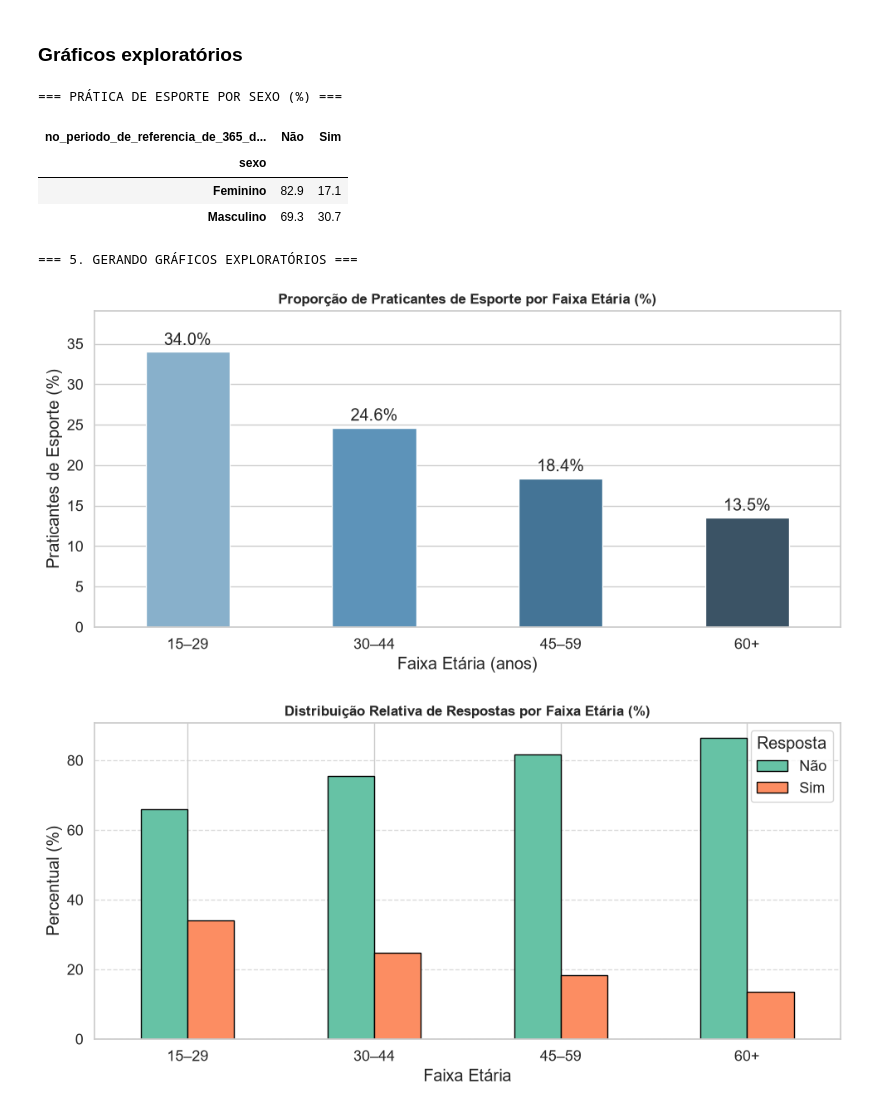
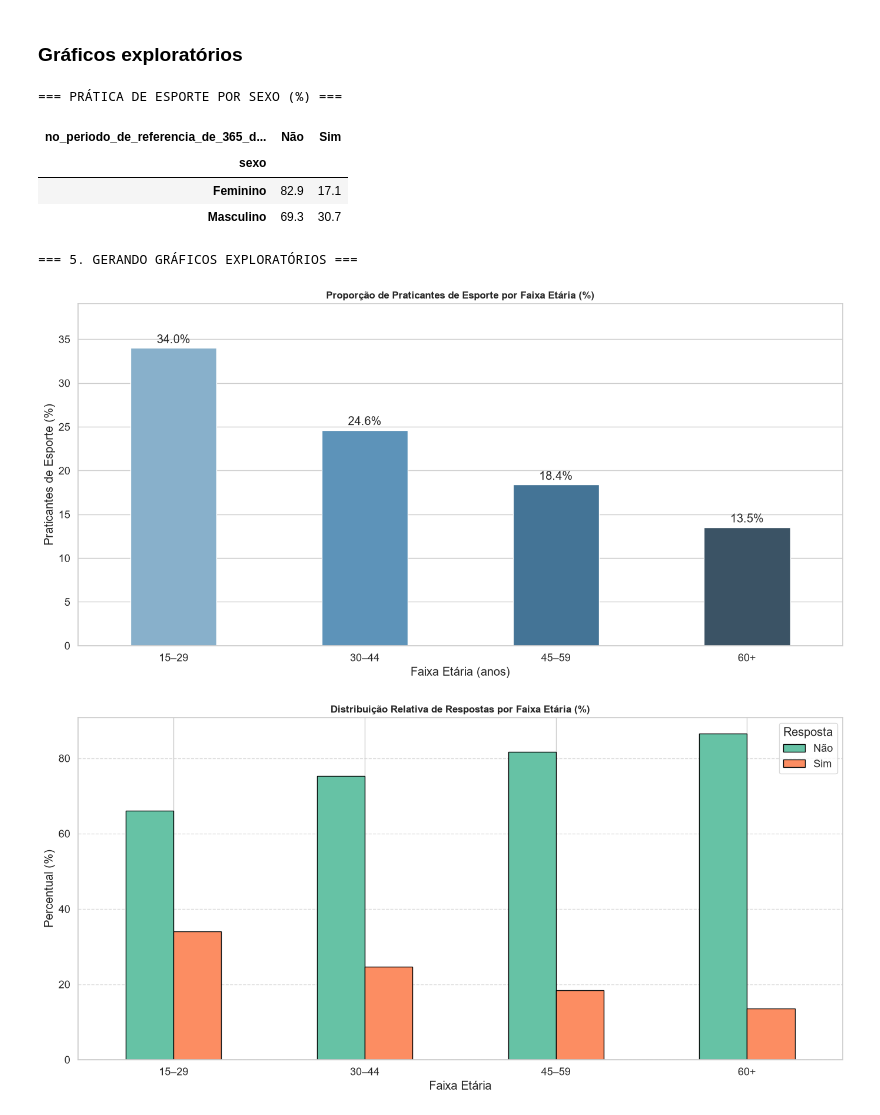
Before and after one commit to victoriaflb/bootcamp-amazing-data-intelligence, a Jupyter notebook: notebooks/analise_exploratoria.ipynb, the cells around one changed output. Saved outputs shown, nothing was run; the diff lists cells and outputs as text; code cells hidden in the pictures.

Commit message:
feat: figsize - plus

```diff
--- a/notebooks/analise_exploratoria.ipynb
+++ b/notebooks/analise_exploratoria.ipynb
@@ -630,7 +630,7 @@ CANDIDATOS_IDADE = ["idade_do_morador_na_data_de_referencia", "idade"]
 IDADE_MIN, IDADE_MAX = 15, 100  # suplemento de esporte da PNAD 2015: 15 anos ou mais
 LIMITES = [15, 30, 45, 60, 101]
 ROTULOS = ["15–29", "30–44", "45–59", "60+"]
-FIGSIZE = (10, 5)
+FIGSIZE = (14, 7)
 
 
 # ---------------------------------------------------------------
@@ -742,32 +742,32 @@ def grafico_volume_por_regiao(base, col_esporte):
 # ---------------------------------------------------------------
 # EXECUÇÃO
 # ---------------------------------------------------------------
 col_esporte = achar_coluna(df, CANDIDATOS_ESPORTE)
 col_idade = achar_coluna(df, CANDIDATOS_IDADE)
 
 if not col_esporte:
     print("⚠️ Coluna de prática de esporte não encontrada.")
 else:
     mostrar_crosstab(df, "sexo", col_esporte, "PRÁTICA DE ESPORTE POR SEXO")
     mostrar_crosstab(df, "regiao", col_esporte, "PRÁTICA DE ESPORTE POR REGIÃO")
 
 if col_idade and col_esporte:
     print("\n=== 5. GERANDO GRÁFICOS EXPLORATÓRIOS ===")
     df_plot = preparar_base(df, col_idade, col_esporte)
 
     grafico_taxa_por_faixa(df_plot)
     grafico_distribuicao_respostas(df_plot, col_esporte)
 
     if "regiao" in df_plot.columns:
         grafico_volume_por_regiao(df_plot, col_esporte)
 else:
     print("⚠️ Coluna de idade ou de esporte não encontrada.")
 # %% [output]
 === PRÁTICA DE ESPORTE POR SEXO (%) ===
 | no_periodo_de_referencia_de_365_d... | Não | Sim |
 | sexo |  |  |
 | Feminino | 82.9 | 17.1 |
 | Masculino | 69.3 | 30.7 |
 === 5. GERANDO GRÁFICOS EXPLORATÓRIOS ===
-[figure, old version]
+[figure, new version]
-[figure, old version]
+[figure, new version]
```
